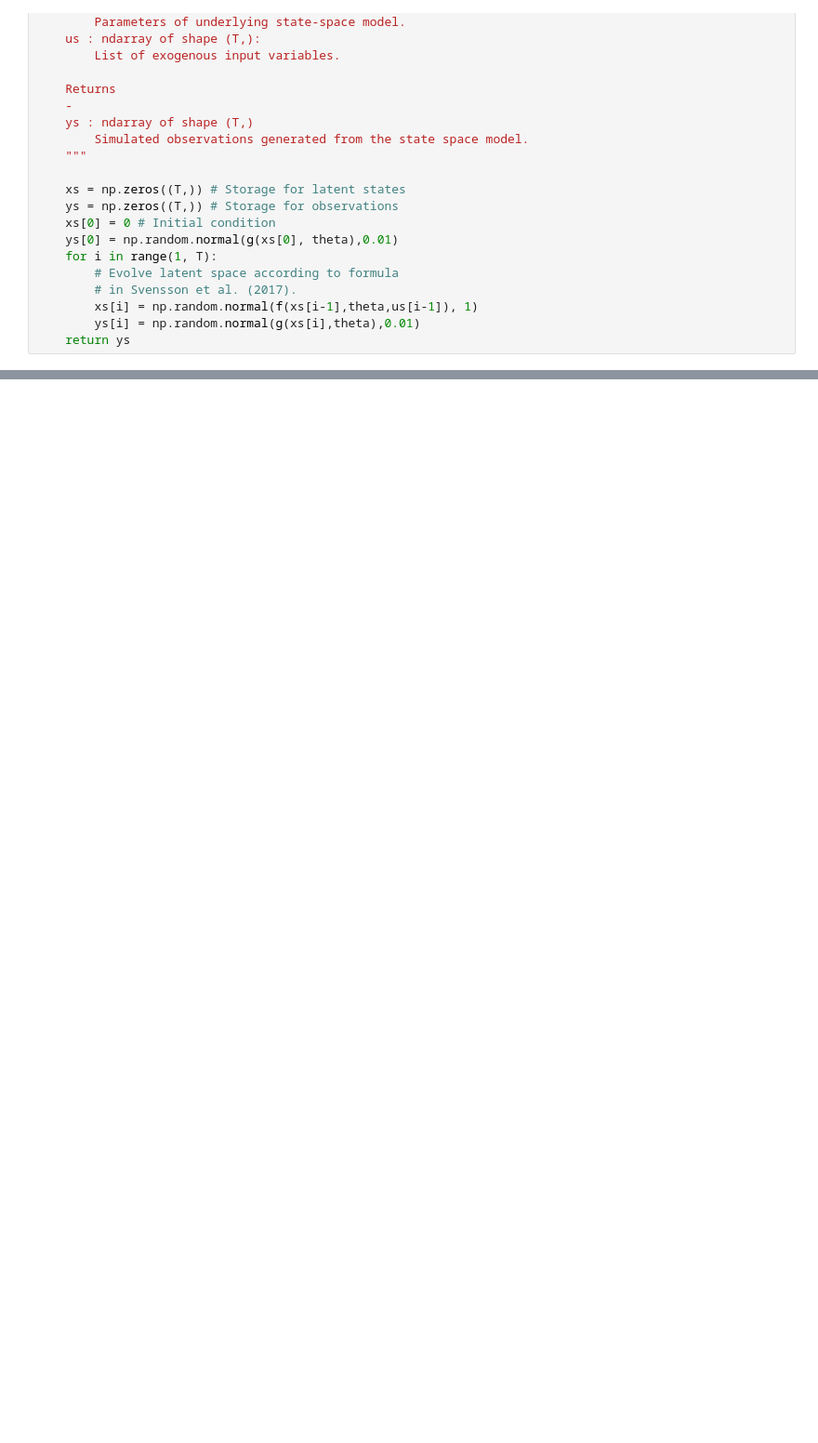
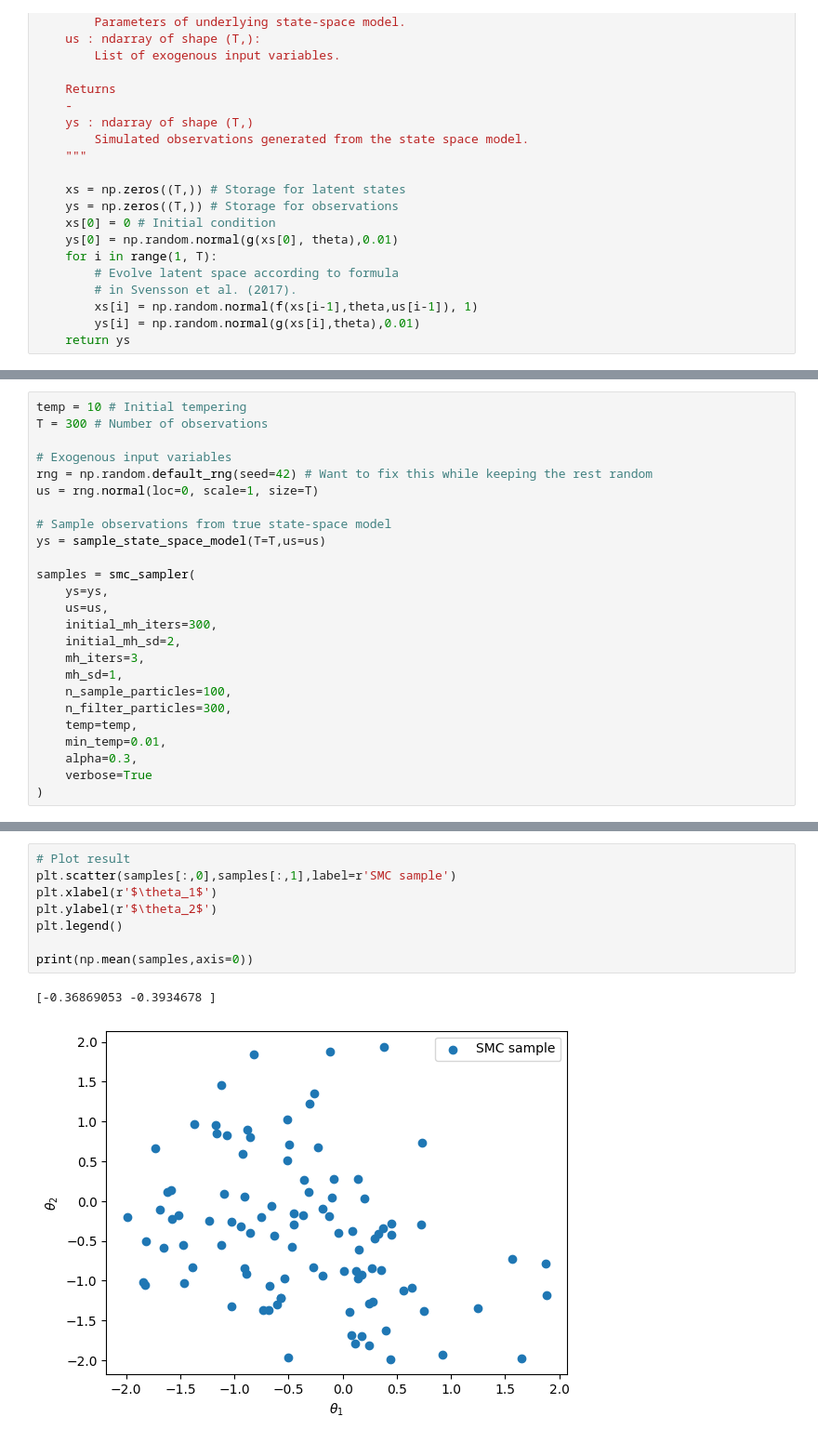
Before and after one commit to vvnnif/smc-highly-informative-observations, a Jupyter notebook: notebooks/full.ipynb, the cells around one changed output, grey strips where cells are left out. Shown at 93% size. Drawn from its saved outputs; the diff is of its cells as text; blank space fills up the shorter version.

Commit message:
SMC sampler up and running, now if only it weren't so slow...

```diff
--- a/notebooks/full.ipynb
+++ b/notebooks/full.ipynb
@@ -741,0 +897,25 @@ def smc_sampler(ys,
+# %%
+temp = 10 # Initial tempering
+T = 300 # Number of observations
+
+# Exogenous input variables
+rng = np.random.default_rng(seed=42) # Want to fix this while keeping the rest random
+us = rng.normal(loc=0, scale=1, size=T)
+
+# Sample observations from true state-space model
+ys = sample_state_space_model(T=T,us=us)
+
+samples = smc_sampler(
+    ys=ys,
+    us=us,
+    initial_mh_iters=300,
+    initial_mh_sd=2,
+    mh_iters=3,
+    mh_sd=1,
+    n_sample_particles=100,
+    n_filter_particles=300,
+    temp=temp,
+    min_temp=0.01,
+    alpha=0.3,
+    verbose=True
+)
@@ -741,0 +940,11 @@ def smc_sampler(ys,
+# %%
+# Plot result
+plt.scatter(samples[:,0],samples[:,1],label=r'SMC sample')
+plt.xlabel(r'$\theta_1$')
+plt.ylabel(r'$\theta_2$')
+plt.legend()
+
+print(np.mean(samples,axis=0))
+# %% [output]
+[-0.36869053 -0.3934678 ]
+[figure, added]
```
Also changed, not shown: parts of 7 cells of this notebook.
